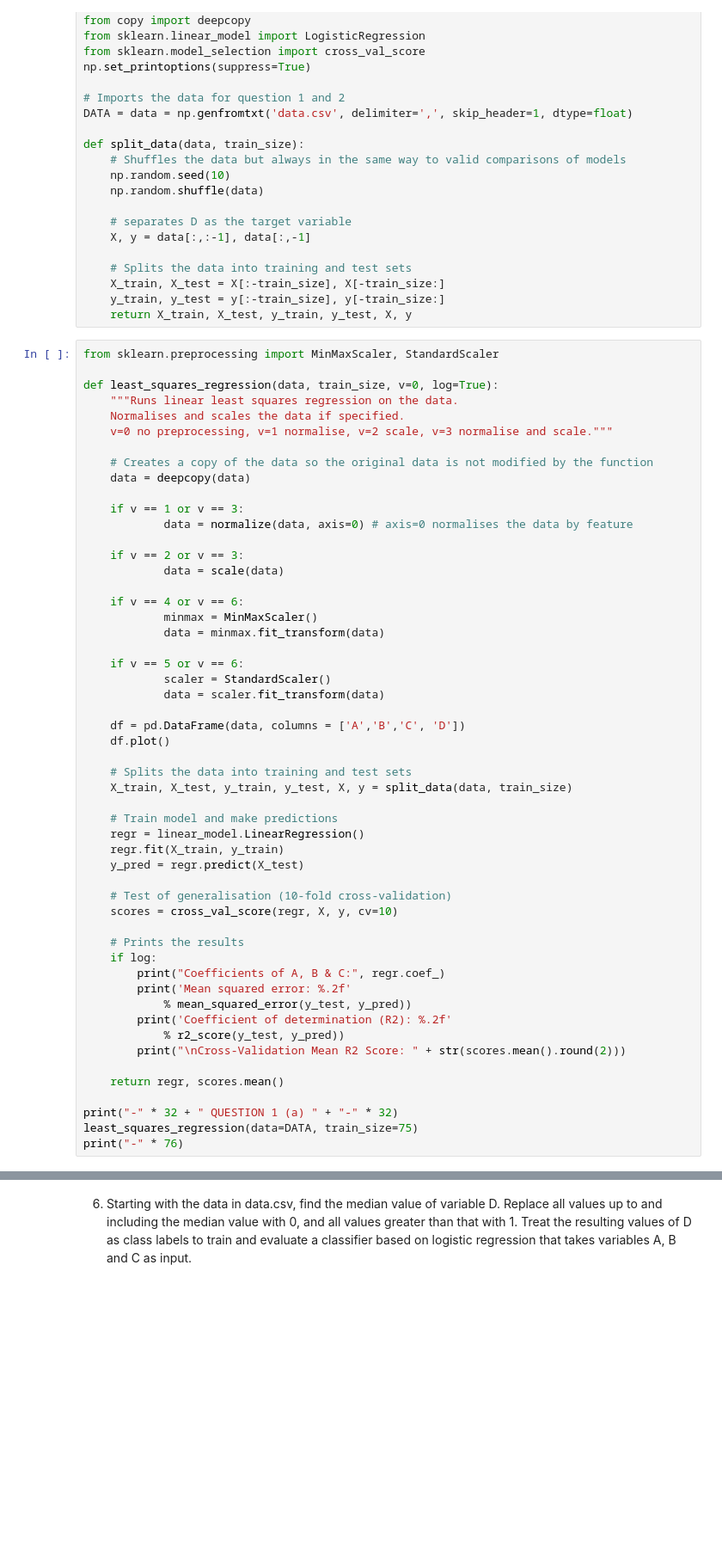
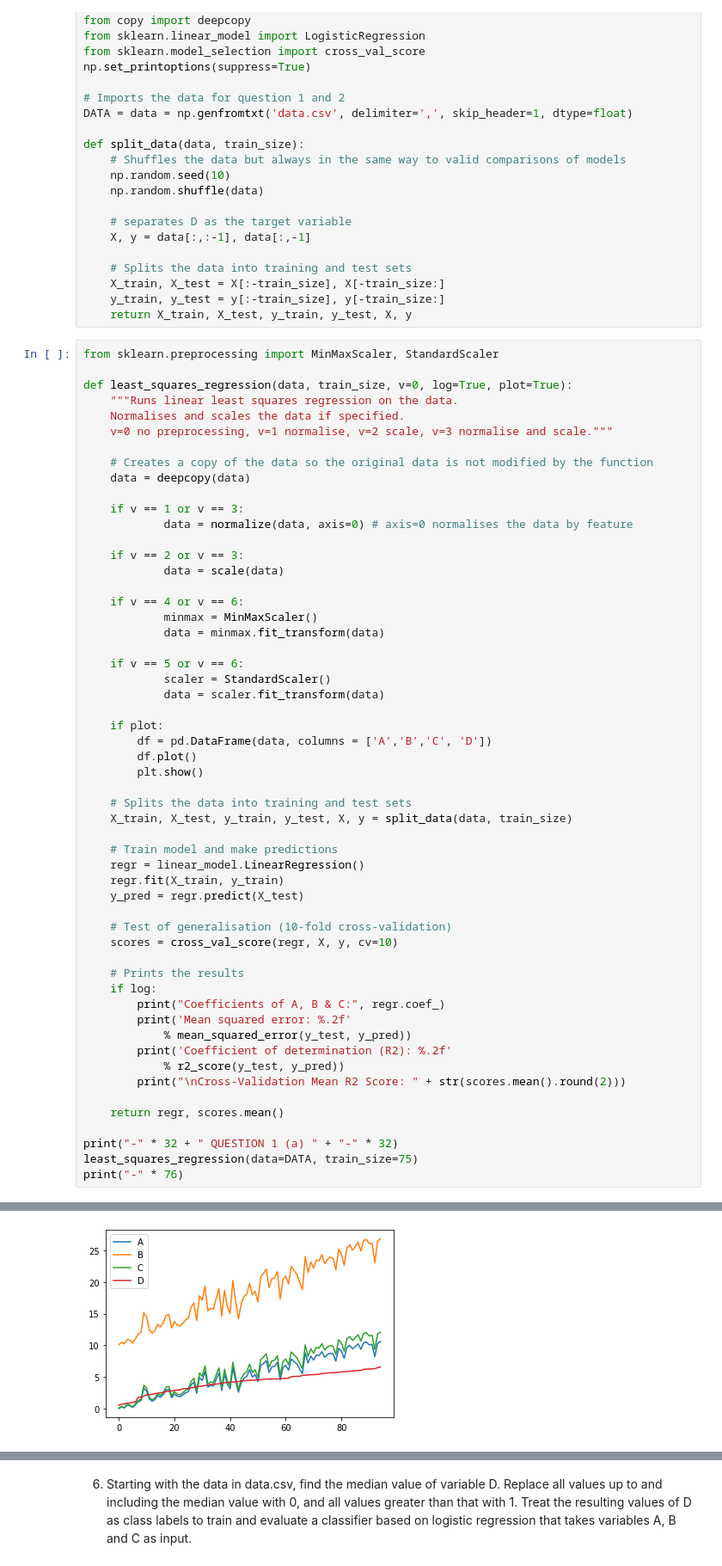
Before and after one commit to LucyIvatt/probabilistic-and-deep-learning, a Jupyter notebook: int3.ipynb, the cells around one changed output, grey strips where cells are left out. Shown at 86% size. Drawn from its saved outputs; the diff is of its cells as text; blank space fills up the shorter version.

```diff
--- a/int3.ipynb
+++ b/int3.ipynb
@@ -36,7 +36,7 @@ def split_data(data, train_size):
 # %%
 from sklearn.preprocessing import MinMaxScaler, StandardScaler
 
-def least_squares_regression(data, train_size, v=0, log=True):
+def least_squares_regression(data, train_size, v=0, log=True, plot=True):
     """Runs linear least squares regression on the data.
     Normalises and scales the data if specified.
     v=0 no preprocessing, v=1 normalise, v=2 scale, v=3 normalise and scale."""
@@ -58,8 +58,10 @@ def least_squares_regression(data, train_size, v=0, log=True):
             scaler = StandardScaler()
             data = scaler.fit_transform(data)
 
-    df = pd.DataFrame(data, columns = ['A','B','C', 'D'])
-    df.plot()
+    if plot:
+        df = pd.DataFrame(data, columns = ['A','B','C', 'D'])
+        df.plot()
+        plt.show()
 
     # Splits the data into training and test sets
     X_train, X_test, y_train, y_test, X, y = split_data(data, train_size)
@@ -86,3 +88,4 @@ def least_squares_regression(data, train_size, v=0, log=True):
 print("-" * 32 + " QUESTION 1 (a) " + "-" * 32)
 least_squares_regression(data=DATA, train_size=75)
 print("-" * 76)
+# %% [output]
@@ -88,0 +93 @@ print("-" * 76)
+[figure, added]
```
Also changed, not shown: parts of 9 cells of this notebook.
